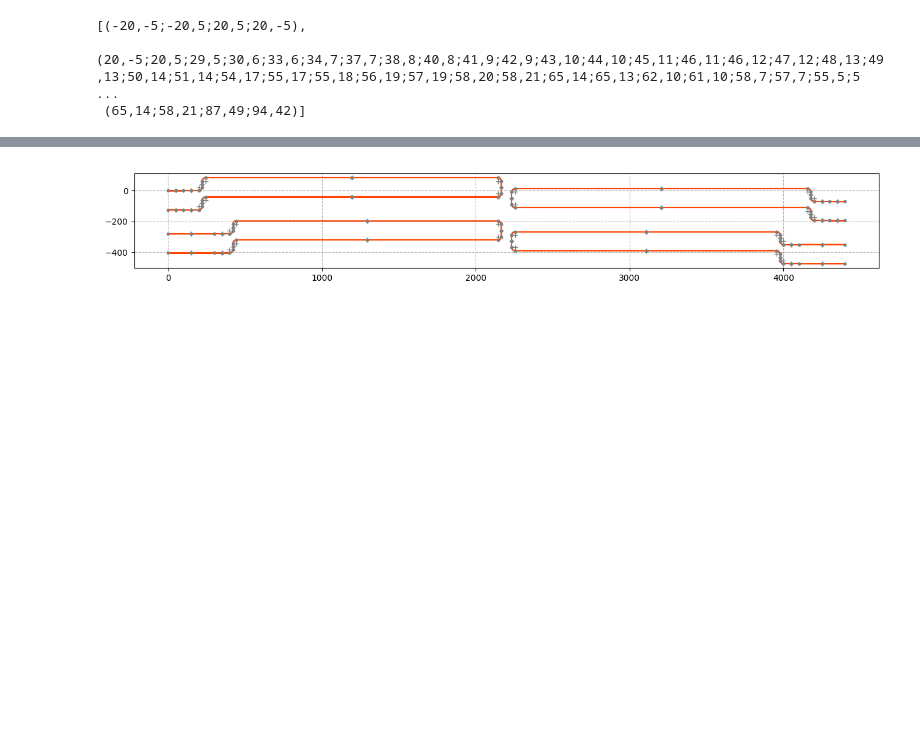
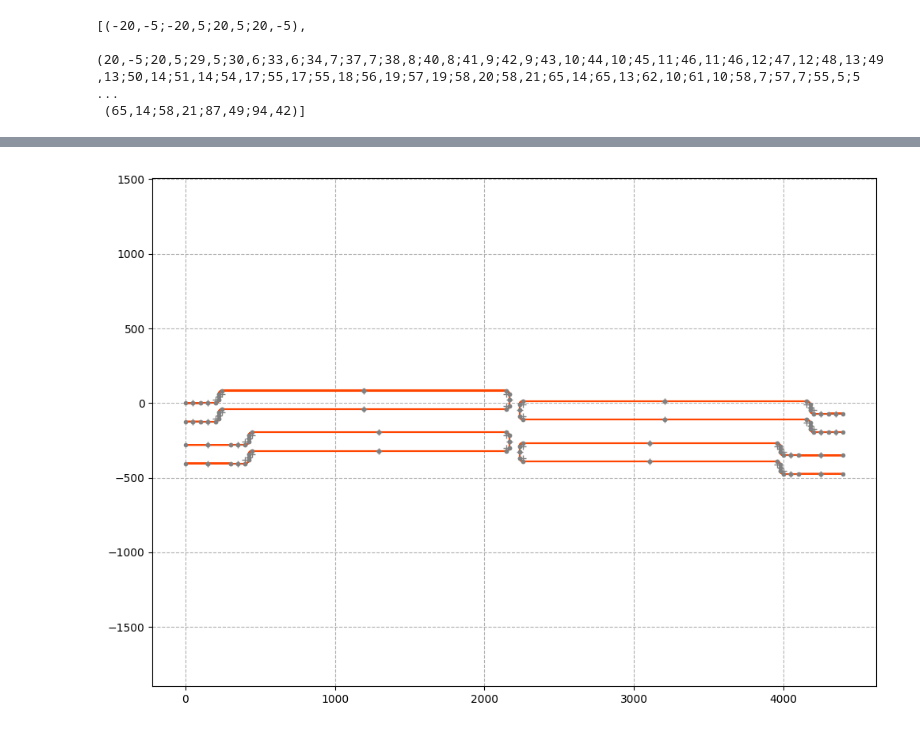
Before and after one commit to jsmatias/kcircuit, a Jupyter notebook: circuit.ipynb, the cells around one changed output, grey strips where cells are left out. Saved outputs shown, nothing was run; the diff lists cells and outputs as text; code cells hidden in the pictures; blank space fills up the shorter version.

```diff
--- a/circuit.ipynb
+++ b/circuit.ipynb
@@ -62,7 +60,7 @@ def c_shape_circuit_config(taper_length: int) -> list[Shape]:
 
     taper1 = Taper(0.4, 0.1, taper_length, 1)
     taper1.rotate(180)
-    taper1.shift(Vector(taper1.limit_points()[1][0], 0))
+    taper1.shift(taper1.limit_points()[1][0], 0)
     taper2 = Taper(0.4, 0.1, taper_length, 1)
 
     circuit_config: list[Shape] = [
@@ -85,26 +83,26 @@ def c_shape_circuit_config(taper_length: int) -> list[Shape]:
     return circuit_config
 # %%
 plt.close("all")
-fig, ax1 = plt.subplots(figsize=(13, 2))
+# fig, ax1 = plt.subplots(figsize=(13, 4))
 
 c1 = Circuit(c_shape_circuit_config(100))
 c1.build()
 
 c2 = Circuit(c_shape_circuit_config(300))
 c2.build()
-c2.shift(Vector(0, -280))
+c2.shift(0, -280)
 
 c4 = c1.copy()
-c4.shift(Vector(0, -70))
+c4.shift(0, -70)
 c4.mirror(y_axis_pos=2200)
 
 c5 = c2.copy()
-c5.shift(Vector(0, -70))
+c5.shift(0, -70)
 c5.mirror(y_axis_pos=2200)
 
-ax1 = c1.plot(ax1)
+ax1 = c1.plot()
 ax1 = c2.plot(ax1)
 ax1 = c4.plot(ax1)
 ax1 = c5.plot(ax1)
 # %% [output]
-[figure, old version]
+[figure, new version]
```
Also changed, not shown: parts of 4 cells of this notebook, 3 other files.
